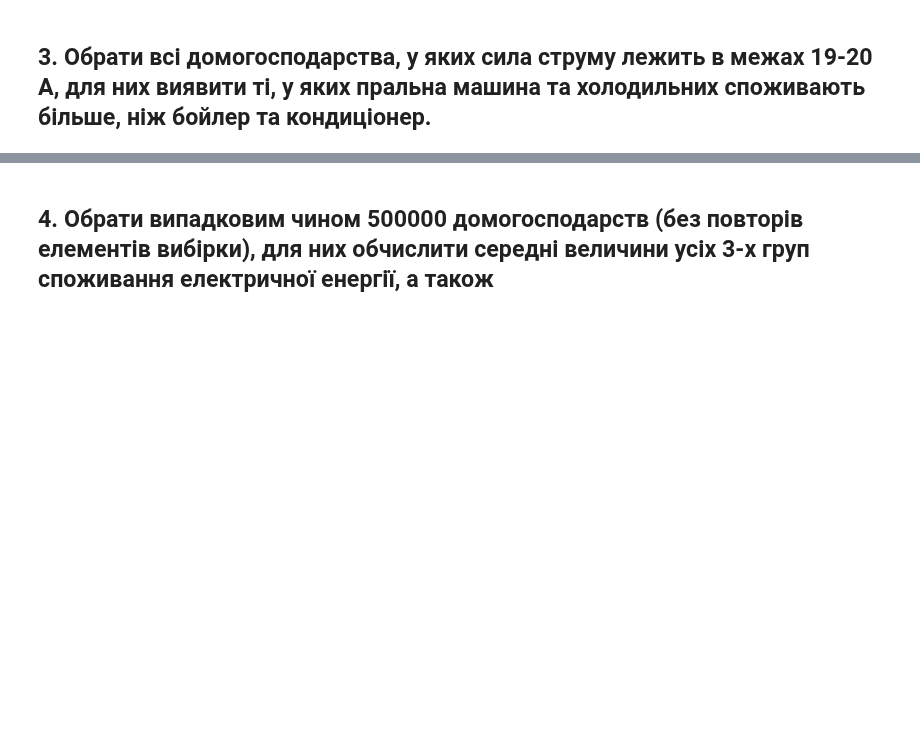
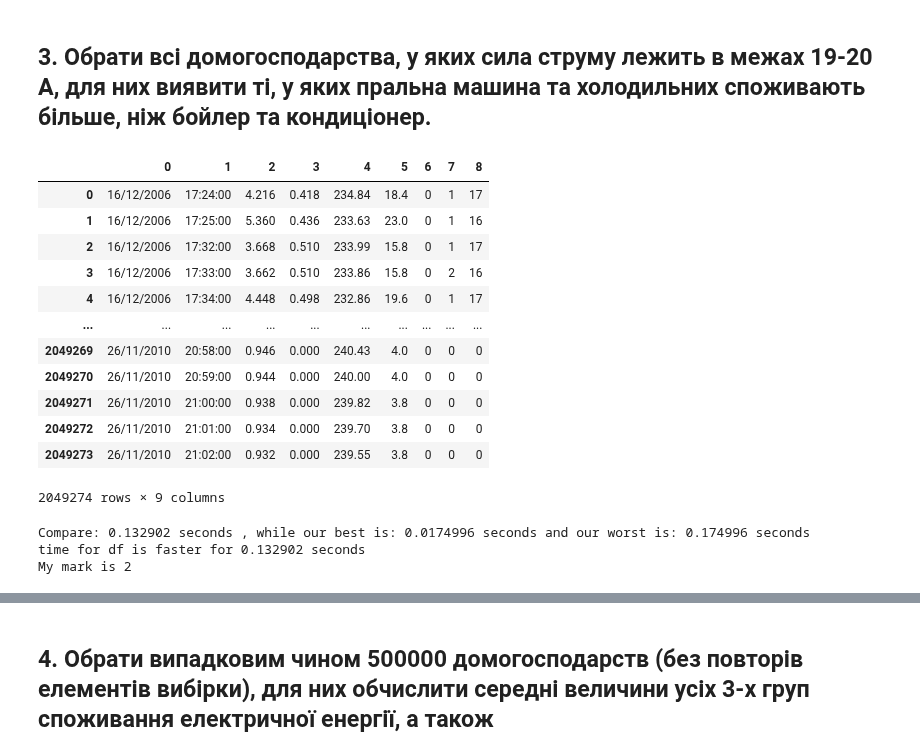
Before and after one commit to KlymentievMaksym/AD-labs, a Jupyter notebook: Lab3/Lab3.ipynb, the cells around one changed output, grey strips where cells are left out. Drawn from its saved outputs; the diff is of its cells as text; code cells hidden in the pictures; blank space fills up the shorter version.

```diff
--- a/Lab3/Lab3.ipynb
+++ b/Lab3/Lab3.ipynb
@@ -83,5 +119,12 @@ time = start_time()
 
 df = df.astype(dictionary_for_needed_type)
 
-end_time(time)
+df_time = end_time(time, True, "df")
+
+time = start_time()
+
+ar = np.concatenate((nar[:, [0, 1]], nar[:, [2, 3, 4, 5]].astype(float), nar[:, [6, 7, 8]].astype(float).astype(int)), axis=1)
+
+ar_time = end_time(time, True, "ar")
+compare_df_time_and_nar_time(df_time, ar_time, hard_compare=False)
 # %% [output]
@@ -113,14 +247,44 @@ df_second
 # %% [markdown]
 ## 3. Обрати всі домогосподарства, у яких сила струму лежить в межах 19-20 А, для них виявити ті, у яких пральна машина та холодильних споживають більше, ніж бойлер та кондиціонер.
+# %%
+pd.DataFrame.from_records(ar)
+# %% [output]
+|  | 0 | 1 | 2 | 3 | 4 | 5 | 6 | 7 | 8 |
+| 0 | 16/12/2006 | 17:24:00 | 4.216 | 0.418 | 234.84 | 18.4 | 0 | 1 | 17 |
+| 1 | 16/12/2006 | 17:25:00 | 5.360 | 0.436 | 233.63 | 23.0 | 0 | 1 | 16 |
+| 2 | 16/12/2006 | 17:32:00 | 3.668 | 0.510 | 233.99 | 15.8 | 0 | 1 | 17 |
+| 3 | 16/12/2006 | 17:33:00 | 3.662 | 0.510 | 233.86 | 15.8 | 0 | 2 | 16 |
+| 4 | 16/12/2006 | 17:34:00 | 4.448 | 0.498 | 232.86 | 19.6 | 0 | 1 | 17 |
+| ... | ... | ... | ... | ... | ... | ... | ... | ... | ... |
+| 2049269 | 26/11/2010 | 20:58:00 | 0.946 | 0.000 | 240.43 | 4.0 | 0 | 0 | 0 |
+| 2049270 | 26/11/2010 | 20:59:00 | 0.944 | 0.000 | 240.00 | 4.0 | 0 | 0 | 0 |
+| 2049271 | 26/11/2010 | 21:00:00 | 0.938 | 0.000 | 239.82 | 3.8 | 0 | 0 | 0 |
+| 2049272 | 26/11/2010 | 21:01:00 | 0.934 | 0.000 | 239.70 | 3.8 | 0 | 0 | 0 |
+| 2049273 | 26/11/2010 | 21:02:00 | 0.932 | 0.000 | 239.55 | 3.8 | 0 | 0 | 0 |
+2049274 rows × 9 columns
 # %%
-start_time = datetime.datetime.now()
+list_for_df_time = []
+list_for_ar_time = []
 
-df19_20 = df[(df["Global_intensity"] >= 19) & (df["Global_intensity"] <= 20)][["Date", "Time", 'Global_intensity', 'Sub_metering_1', 'Sub_metering_2', 'Sub_metering_3']]
-# df19_20
-df_third = df19_20[df19_20["Sub_metering_2"] > df19_20["Sub_metering_3"]]
+for _ in range(100):
+    time = start_time()
 
-end_time = datetime.datetime.now()
-execution_time = end_time - start_time
-print(f"{execution_time.total_seconds() * 1000} miliseconds or {execution_time.total_seconds()} seconds")
+    df_third = df[(df["Global_intensity"] >= 19) & (df["Global_intensity"] <= 20) & (df["Sub_metering_2"] > df["Sub_metering_3"])][["Date", "Time", 'Global_intensity', 'Sub_metering_1', 'Sub_metering_2', 'Sub_metering_3']]
+
+    df_time = end_time(time, True, "ar", False)
+    list_for_df_time.append(df_time)
+
+    time = start_time()
+
+    ar_third = ar[(ar[..., 5]>=19) & (ar[..., 5]<=20) & (ar[..., 7]>ar[..., 8])]
+
+    ar_time = end_time(time, True, "ar", False)
+    list_for_ar_time.append(ar_time)
+
+compare_df_time_and_nar_time(list_for_df_time, list_for_ar_time)
+# %% [output]
+Compare: 0.132902 seconds , while our best is: 0.0174996 seconds and our worst is: 0.174996 seconds
+time for df is faster for 0.132902 seconds
+My mark is 2
 # %%
 df_third
```
Also changed, not shown: parts of 21 cells of this notebook.
